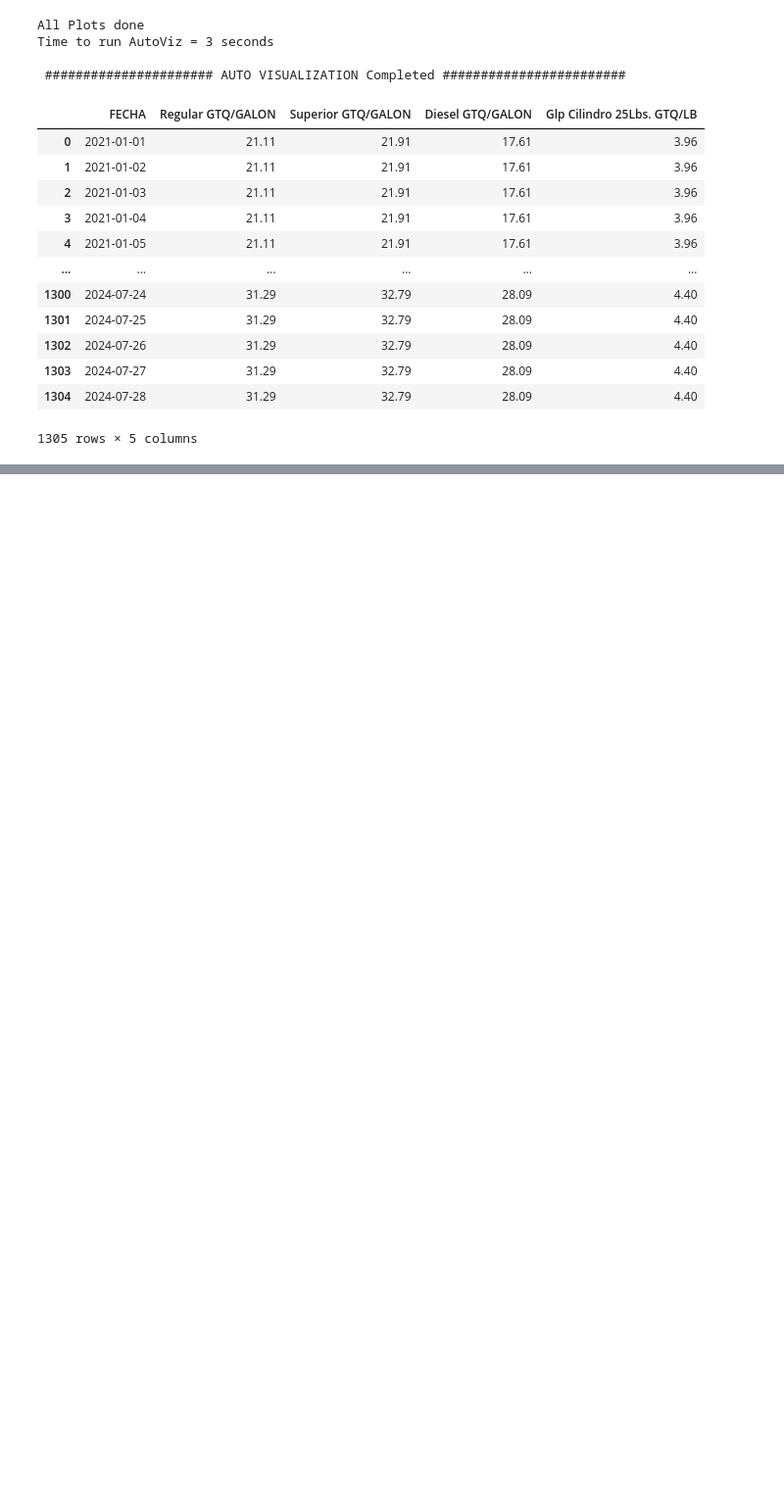
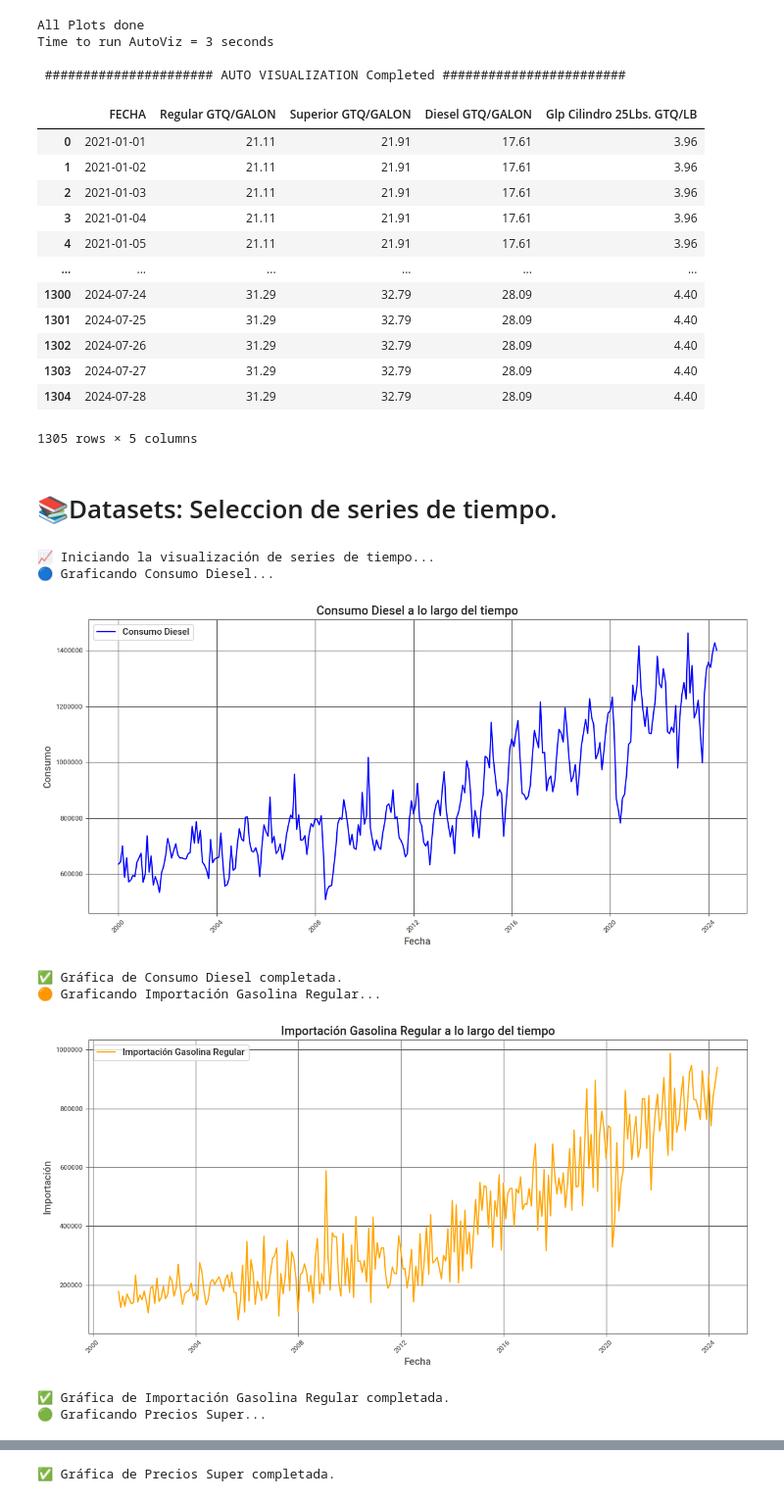
Before and after one commit to Dahernandezsilve/Lab02_Data-Science, a Jupyter notebook: Lab02.ipynb, the cells around one changed output, grey strips where cells are left out. Shown at 98% size. Cells and saved outputs as stored; diff of their text form; code cells hidden in the pictures; blank space fills up the shorter version.

Commit message:
📝 feat: Selected Time Series

```diff
--- a/Lab02.ipynb
+++ b/Lab02.ipynb
@@ -285,3 +285,72 @@ Time to run AutoViz = 3 seconds
 | 1303 | 2024-07-27 | 31.29 | 32.79 | 28.09 | 4.40 |
 | 1304 | 2024-07-28 | 31.29 | 32.79 | 28.09 | 4.40 |
 1305 rows × 5 columns
+# %% [markdown]
+# 📚Datasets: Seleccion de series de tiempo.
+# %%
+serieConsumoDiesel = dataConsumo[['Fecha', 'Diesel']]
+serieImportacionRegular = dataImportacion[['Fecha', 'Gasolina regular']]
+seriePreciosSuper = dataPrecios[['FECHA', 'Superior GTQ/GALON']]
+
+serieConsumoDiesel.set_index('Fecha', inplace=True)
+serieConsumoDiesel.sort_index(inplace=True)
+serieImportacionRegular.set_index('Fecha', inplace=True)
+serieImportacionRegular.sort_index(inplace=True)
+seriePreciosSuper.set_index('FECHA', inplace=True)
+seriePreciosSuper.sort_index(inplace=True)
+# %%
+def plotTimeSeries(consumoDiesel, importacionRegular, preciosSuper):
+    print("📈 Iniciando la visualización de series de tiempo...")
+
+    # Graficar Consumo Diesel
+    plt.figure(figsize=(12, 6))
+    print("🔵 Graficando Consumo Diesel...")
+    plt.plot(consumoDiesel.index, consumoDiesel['Diesel'], label='Consumo Diesel', color='blue')
+    plt.title('Consumo Diesel a lo largo del tiempo')
+    plt.xlabel('Fecha')
+    plt.ylabel('Consumo')
+    plt.legend()
+    plt.grid()
+    plt.xticks(rotation=45)
+    plt.tight_layout()
+    plt.show()
+    print("✅ Gráfica de Consumo Diesel completada.")
+
+    # Graficar Importación Gasolina Regular
+    plt.figure(figsize=(12, 6))
+    print("🟠 Graficando Importación Gasolina Regular...")
+    plt.plot(importacionRegular.index, importacionRegular['Gasolina regular'], label='Importación Gasolina Regular', color='orange')
+    plt.title('Importación Gasolina Regular a lo largo del tiempo')
+    plt.xlabel('Fecha')
+    plt.ylabel('Importación')
+    plt.legend()
+    plt.grid()
+    plt.xticks(rotation=45)
+    plt.tight_layout()
+    plt.show()
+    print("✅ Gráfica de Importación Gasolina Regular completada.")
+
+    # Graficar Precios Super
+    plt.figure(figsize=(12, 6))
+    print("🟢 Graficando Precios Super...")
+    plt.plot(preciosSuper.index, preciosSuper['Superior GTQ/GALON'], label='Precios Super', color='green')
+    plt.title('Precios Super a lo largo del tiempo')
+    plt.xlabel('Fecha')
+    plt.ylabel('Precio (GTQ/GALON)')
+    plt.legend()
+    plt.grid()
+    plt.xticks(rotation=45)
+    plt.tight_layout()
+    plt.show()
+    print("✅ Gráfica de Precios Super completada.")
+
+plotTimeSeries(serieConsumoDiesel, serieImportacionRegular, seriePreciosSuper)
+# %% [output]
+📈 Iniciando la visualización de series de tiempo...
+🔵 Graficando Consumo Diesel...
+[figure, added]
+✅ Gráfica de Consumo Diesel completada.
+🟠 Graficando Importación Gasolina Regular...
+[figure, added]
+✅ Gráfica de Importación Gasolina Regular completada.
+🟢 Graficando Precios Super...
@@ -287,0 +358 @@ Time to run AutoViz = 3 seconds
+✅ Gráfica de Precios Super completada.
```
Also changed, not shown: parts of 5 cells of this notebook.
